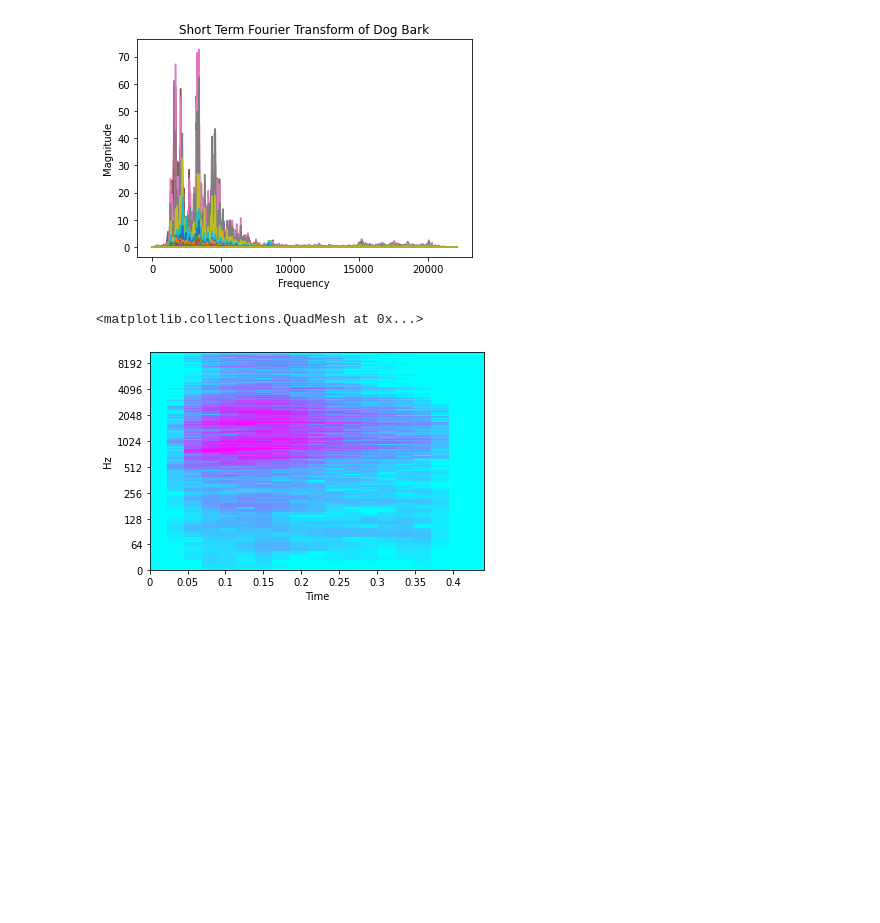
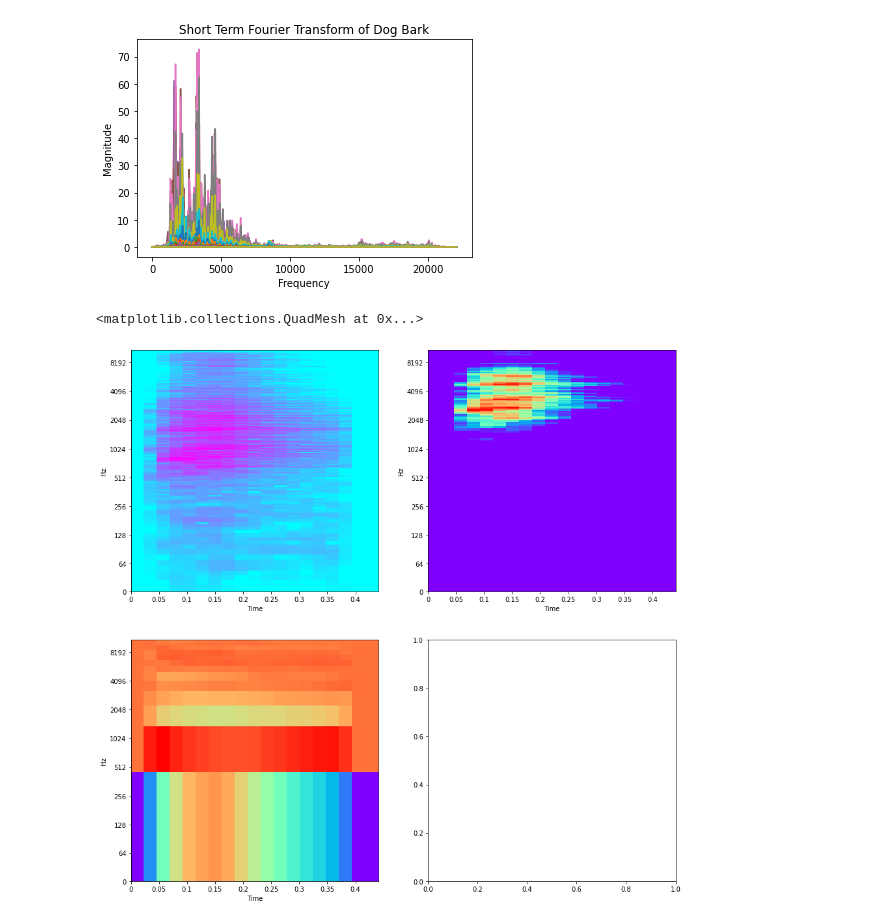
Before and after one commit to MatthewTe/signal-processing-library, a Jupyter notebook: notebooks/EDA_ESC-50.ipynb, the cells around one changed output. Saved outputs shown, nothing was run; the diff lists cells and outputs as text; code cells hidden in the pictures; blank space fills up the shorter version.

Commit message:
Completed the formatting for the AudioSignal Object

```diff
--- a/notebooks/EDA_ESC-50.ipynb
+++ b/notebooks/EDA_ESC-50.ipynb
@@ -58,18 +60,39 @@ plt.show()
  [7.9067615e-07 1.2818808e-06 1.0636936e-06 ... 2.1540845e-07
   4.6404978e-07 8.6295726e-09]] <class 'numpy.ndarray'> (1025, 19)
 [figure]
-# %%
-# Converting magniture to logarithmic decibal scale:
-db_magnitude = librosa.amplitude_to_db(dog_signal.stft_magnitude, ref=np.max)
-
-# Plotting the spectogram:
-librosa.display.specshow(
-    db_magnitude,
-    sr = dog_signal.sampling_rate,
-    hop_length = dog_signal.hop_length,
-    x_axis = "time",
-    y_axis = "log",
-    cmap = "cool")
-# %% [output]
-<matplotlib.collections.QuadMesh at 0x...>
-[figure, removed]
+# %%
+# Plotting the spectogram data:
+fig, ax = plt.subplots(2, 2, figsize=(15, 15))
+
+# The Traditional Spectogram:
+librosa.display.specshow(
+    dog_signal.stft_Db_specdata,
+    sr = dog_signal.sampling_rate,
+    hop_length = dog_signal.hop_length,
+    x_axis = "time",
+    y_axis = "log",
+    cmap = "cool",
+    ax=ax[0, 0])
+
+# The Mel Spectogram:
+librosa.display.specshow(
+    dog_signal.mel_Db_specdata,
+    sr = dog_signal.sampling_rate,
+    hop_length = dog_signal.hop_length,
+    x_axis = 'time',
+    y_axis = 'log',
+    cmap = 'rainbow',
+    ax=ax[0, 1])
+
+# The Mel Frequency Cepstral Coefficients:
+librosa.display.specshow(
+    dog_signal.mfccs,
+    sr = dog_signal.sampling_rate,
+    hop_length = dog_signal.hop_length,
+    x_axis = 'time',
+    y_axis = 'log',
+    cmap = 'rainbow',
+    ax = ax[1, 0])
+# %% [output]
+<matplotlib.collections.QuadMesh at 0x...>
+[figure, added]
```
Also changed, not shown: parts of 1 cell of this notebook, 1 other file.
